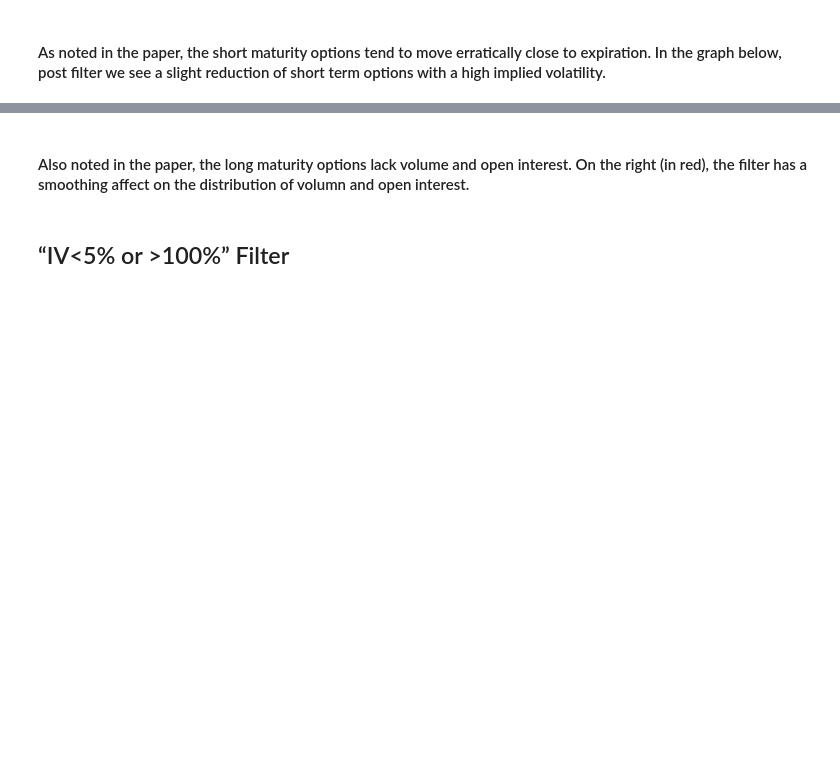
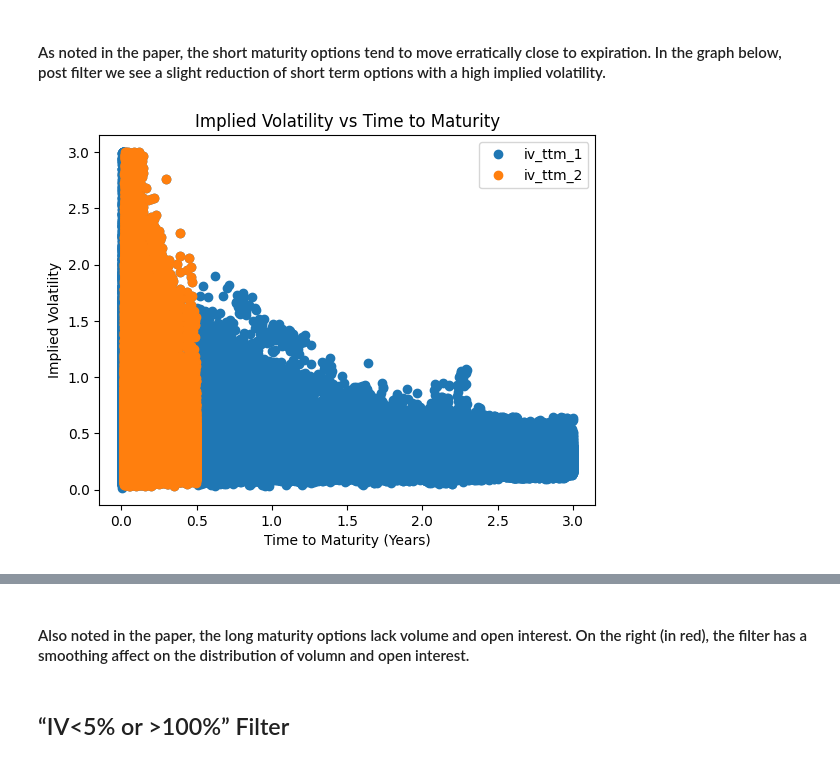
Before and after one commit to harrypandas/finm-32900_final_project, a Jupyter notebook: notebooks/02_Level02_Filters.ipynb, the cells around one changed output, grey strips where cells are left out. Cells and saved outputs as stored; diff of their text form; code cells hidden in the pictures; blank space fills up the shorter version.

```diff
--- a/notebooks/02_Level02_Filters.ipynb
+++ b/notebooks/02_Level02_Filters.ipynb
@@ -94,5 +96,18 @@ plt.show()
 # %% [markdown]
 #### As noted in the paper, the short maturity options tend to move erratically close to expiration. In the graph below, post filter we see a slight reduction of short term options with a high implied volatility.
+# %%
+iv_ttm_1 = optm_l1_df.groupby(['time_to_maturity_yrs','impl_volatility']).size().reset_index(name='count').sort_values(by='count', ascending=False).reset_index(drop=True)
+iv_ttm_2 = optm_l2_df.groupby(['time_to_maturity_yrs','impl_volatility']).size().reset_index(name='count').sort_values(by='count', ascending=False).reset_index(drop=True)
+# %%
+plt.plot(iv_ttm_1['time_to_maturity_yrs'], iv_ttm_1['impl_volatility'], 'o', label='iv_ttm_1')
+plt.plot(iv_ttm_2['time_to_maturity_yrs'], iv_ttm_2['impl_volatility'], 'o', label='iv_ttm_2')
+plt.xlabel('Time to Maturity (Years)')
+plt.ylabel('Implied Volatility')
+plt.title('Implied Volatility vs Time to Maturity')
+plt.legend()
+plt.show()
+# %% [output]
+[figure, added]
 # %%
 plt.scatter(optm_l1_df['time_to_maturity_yrs'], optm_l1_df['impl_volatility'], label='Pre-Filter')
 plt.scatter(optm_l2_df['time_to_maturity_yrs'], optm_l2_df['impl_volatility'], label='Post-Filter', color='darkred')
```
Also changed, not shown: parts of 2 cells of this notebook.
